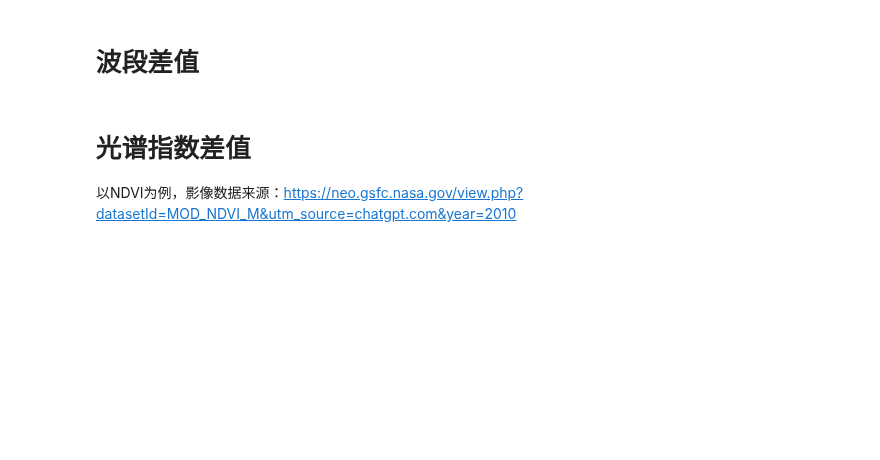
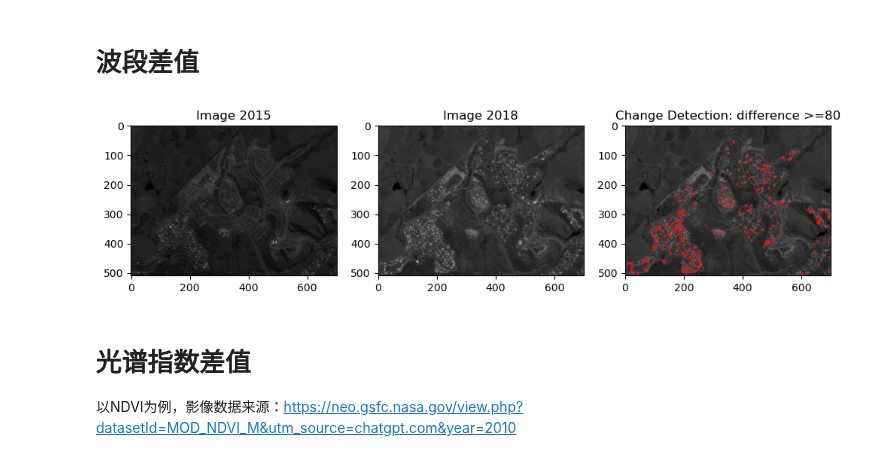
Before and after one commit to Shuobin-P/img_processing_system, a Jupyter notebook: change_detection/image_differencing.ipynb, the cells around one changed output. Saved outputs shown, nothing was run; the diff lists cells and outputs as text; code cells hidden in the pictures; blank space fills up the shorter version.

```diff
--- a/change_detection/image_differencing.ipynb
+++ b/change_detection/image_differencing.ipynb
@@ -26,6 +26,40 @@ out_band.FlushCache()
 out_band.ComputeStatistics(False)
 out_ds.BuildOverviews('average', [2, 4, 8, 16, 32, 64])
 del out_ds
+# %%
+# t_2_data - t_1_data的结果是uint8，即不存在负数。
+import numpy as np
+res = t_2_data.astype(np.int16) - t_1_data.astype(np.int16)
+threshold = 80 # TODO 如何确定阈值？
+change_mask = np.abs(res) >= threshold
+# %%
+import matplotlib.pyplot as plt
+
+# 创建一个新的图像
+plt.figure(figsize=(12, 6))
+
+# 绘制第一幅图像
+plt.subplot(1, 3, 1)
+plt.imshow(t_1_data, cmap='gray')
+plt.title("Image 2015")
+
+# 绘制第二幅图像
+plt.subplot(1, 3, 2)
+plt.imshow(t_2_data, cmap='gray')
+plt.title("Image 2018")
+
+# 绘制第二幅图像
+plt.subplot(1, 3, 3)
+plt.imshow(t_2_data, cmap='gray')
+
+# 绘制变化区域
+plt.contour(change_mask, colors='r', linewidths=1)
+plt.title("Change Detection: difference >=" + str(threshold))
+
+# 显示图像
+plt.show()
+# %% [output]
+[figure, added]
 # %% [markdown]
 # 光谱指数差值
 以NDVI为例，影像数据来源：https://neo.gsfc.nasa.gov/view.php?datasetId=MOD_NDVI_M&utm_source=chatgpt.com&year=2010
```
Also changed, not shown: 3 other files.
